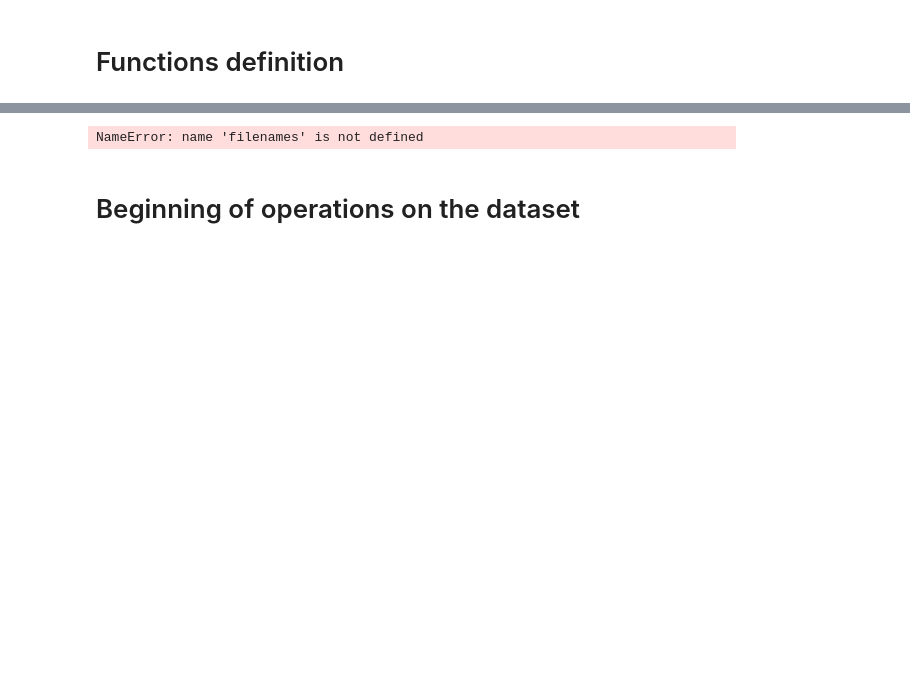
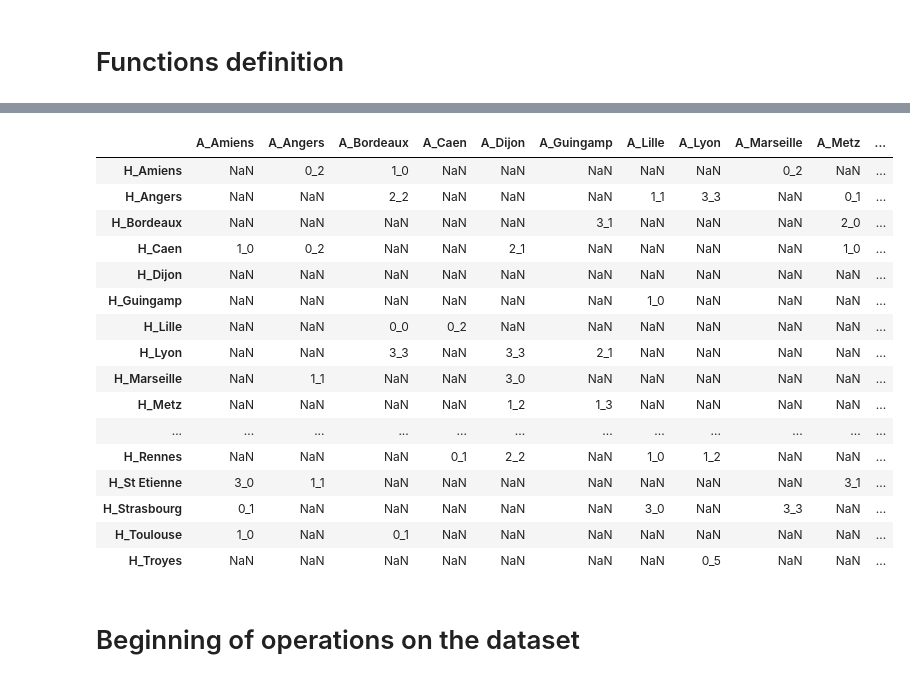
Before and after one commit to FrankLloyd83/football-prediction, a Jupyter notebook: dataset_creation_LS3.ipynb, the cells around one changed output, grey strips where cells are left out. Cells and saved outputs as stored; diff of their text form; code cells hidden in the pictures; blank space fills up the shorter version.

```diff
--- a/dataset_creation_LS3.ipynb
+++ b/dataset_creation_LS3.ipynb
@@ -500,17 +463,6 @@ def update_ranking_premier_league(ranking=ranking, df=df, game=game):
                         rk_col_list=ranking.columns, nb_teams=len(teams), df=tied_games)
 
     return ranking
-# %%
-rankings = {}
-for file in filenames[15:16]:
-    df = pd.read_csv(os.fsdecode(directory)+file)
-    ranking = create_ranking_df(rk_col_list, nbt(df), df)
-    for game in df.index[:]:
-        ranking = update_ranking_premier_league(ranking, df, game)
-    ranking = sort_ranking(ranking)
-    rankings[file[:-4]] = ranking
-# %% [output]
-NameError: name 'filenames' is not defined
 # %%
 def sort_ranking(ranking):
     # Simply sort a ranking dataframe. We use this to sort the final ranking df after all the games
@@ -520,0 +492,20 @@ def sort_ranking(ranking):
+# %%
+scoregrid
+# %% [output]
+|  | A_Amiens | A_Angers | A_Bordeaux | A_Caen | A_Dijon | A_Guingamp | A_Lille | A_Lyon | A_Marseille | A_Metz | ... |
+| H_Amiens | NaN | 0_2 | 1_0 | NaN | NaN | NaN | NaN | NaN | 0_2 | NaN | ... |
+| H_Angers | NaN | NaN | 2_2 | NaN | NaN | NaN | 1_1 | 3_3 | NaN | 0_1 | ... |
+| H_Bordeaux | NaN | NaN | NaN | NaN | NaN | 3_1 | NaN | NaN | NaN | 2_0 | ... |
+| H_Caen | 1_0 | 0_2 | NaN | NaN | 2_1 | NaN | NaN | NaN | NaN | 1_0 | ... |
+| H_Dijon | NaN | NaN | NaN | NaN | NaN | NaN | NaN | NaN | NaN | NaN | ... |
+| H_Guingamp | NaN | NaN | NaN | NaN | NaN | NaN | 1_0 | NaN | NaN | NaN | ... |
+| H_Lille | NaN | NaN | 0_0 | 0_2 | NaN | NaN | NaN | NaN | NaN | NaN | ... |
+| H_Lyon | NaN | NaN | 3_3 | NaN | 3_3 | 2_1 | NaN | NaN | NaN | NaN | ... |
+| H_Marseille | NaN | 1_1 | NaN | NaN | 3_0 | NaN | NaN | NaN | NaN | NaN | ... |
+| H_Metz | NaN | NaN | NaN | NaN | 1_2 | 1_3 | NaN | NaN | NaN | NaN | ... |
+| ... | ... | ... | ... | ... | ... | ... | ... | ... | ... | ... | ... |
+| H_Rennes | NaN | NaN | NaN | 0_1 | 2_2 | NaN | 1_0 | 1_2 | NaN | NaN | ... |
+| H_St Etienne | 3_0 | 1_1 | NaN | NaN | NaN | NaN | NaN | NaN | NaN | 3_1 | ... |
+| H_Strasbourg | 0_1 | NaN | NaN | NaN | NaN | NaN | 3_0 | NaN | 3_3 | NaN | ... |
+| H_Toulouse | 1_0 | NaN | 0_1 | NaN | NaN | NaN | NaN | NaN | NaN | NaN | ... |
+| H_Troyes | NaN | NaN | NaN | NaN | NaN | NaN | NaN | 0_5 | NaN | NaN | ... |
```
Also changed, not shown: parts of 9 cells of this notebook.
